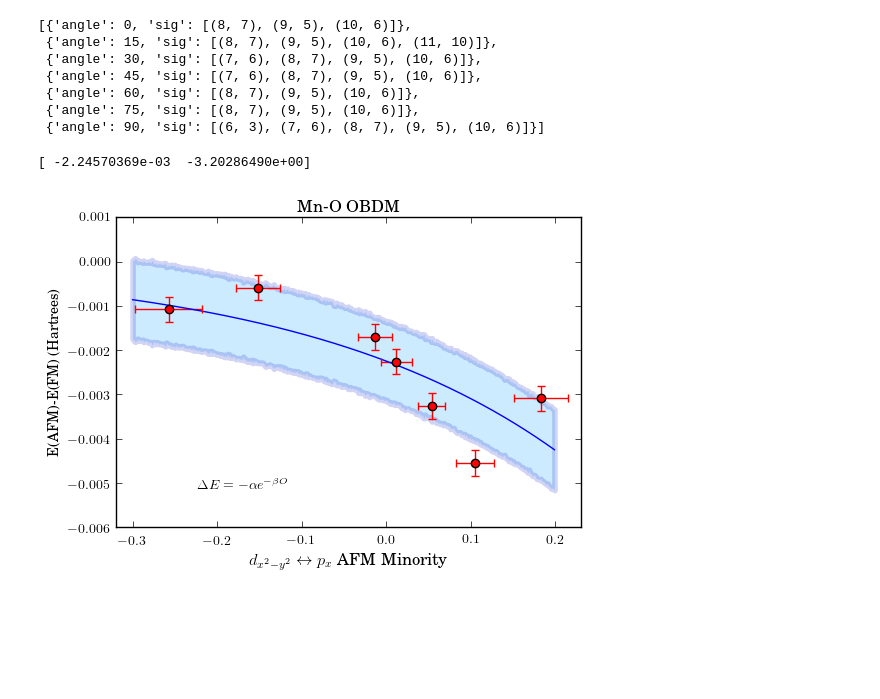
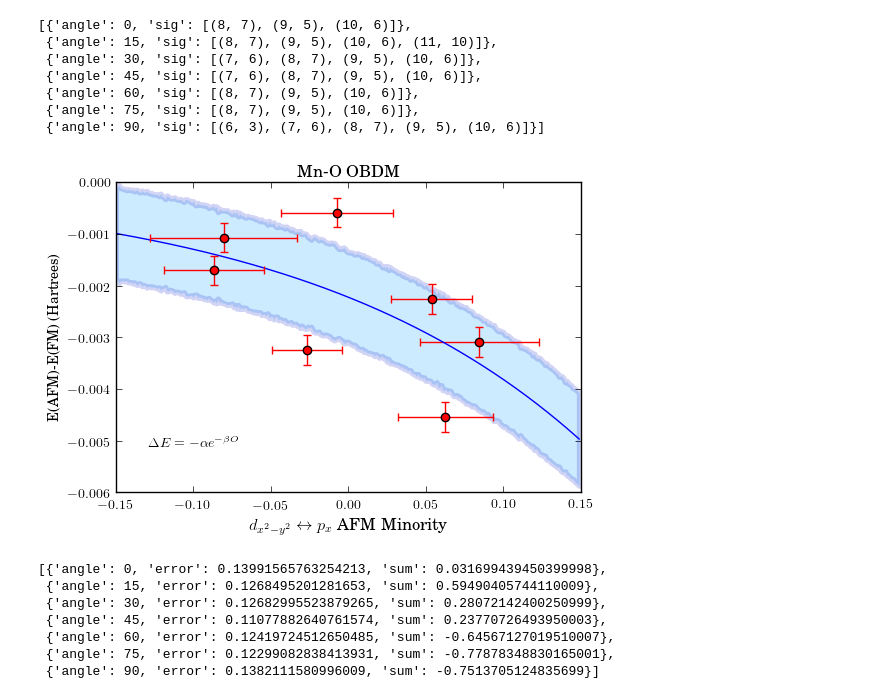
Before and after one commit to WagnerGroup/OriginMagnetism, a Jupyter notebook: Molecules/OBDM/obdmanalysis.ipynb, the cells around one changed output. Cells and saved outputs as stored; diff of their text form; code cells hidden in the pictures; blank space fills up the shorter version.

```diff
--- a/Molecules/OBDM/obdmanalysis.ipynb
+++ b/Molecules/OBDM/obdmanalysis.ipynb
@@ -151,36 +168,46 @@ for key,items in itertools.groupby(fmdown,itemgetter('coord')):
     fd.append(list(items))
 # %%
 check = ad[0]
+check2  = ad[1]
+
 obdmelem = []
 obdmerr = []
+obdmelem2 = []
+obdmerr2 = []
 for i in range(7):
     obdmelem.append(check[i]['value'])
     obdmerr.append(check[i]['err'])
+    obdmelem2.append(check2[i]['value'])
+    obdmerr2.append(check2[i]['err'])
+obdmelem = [sum(x) for x in zip(obdmelem, obdmelem2)]
+obdmerr = [i**2 for i in obdmerr]
+obdmerr2 = [i**2 for i in obdmerr2]
+obdmerr = [math.sqrt(sum(x)) for x in zip(obdmerr, obdmerr2)]
 obdmelem = np.asarray(obdmelem)
 obdmerr = np.asarray(obdmerr)
+
+
 inds = obdmelem.argsort()
 sortedErr =obdmerr[inds]
 sortedobdm = np.sort(obdmelem)
 sortedDiff = diff[inds]
 sortedDiffErr = errdiff[inds]
 
 popt, pcov = curve_fit(func, sortedobdm, sortedDiff, [52,0.0015])
-x=np.arange(-0.3, 0.2, .001)
-print(popt)
+x=np.arange(-0.15, 0.15, .001)
 y= popt[0]*exp(-popt[1]*x)#+popt[2]
 error = np.random.normal(0.0009, 0.00002, size=y.shape)
 plt.fill_between(x, y-error, y+error,    alpha=0.2, edgecolor='#1B2ACC', facecolor='#089FFF',
     linewidth=4, antialiased=True)
 plt.plot(x, y)
-plt.text(-0.17, -0.005,r'$\Delta E = -\alpha e^{-\beta O}$', horizontalalignment='center',
+plt.text(-0.1, -0.005,r'$\Delta E = -\alpha e^{-\beta O}$', horizontalalignment='center',
      verticalalignment='center')
 
 plt.errorbar(sortedobdm,sortedDiff,xerr=sortedErr,yerr=sortedDiffErr,marker='o',color='r',mew=1,linestyle='None')
 plt.ylabel('E(AFM)-E(FM) (Hartrees)')
 plt.xlabel(r'$d_{x^2-y^2} \leftrightarrow p_x$ AFM Minority',size=12)
 plt.title('Mn-O OBDM')
-plt.xlim(-0.32, 0.23)
+#plt.xlim(-0.32, 0.23)
 plt.show()
 # %% [output]
-[ -2.24570369e-03  -3.20286490e+00]
-[figure, old version]
+[figure, new version]
@@ -187 +247,36 @@ plt.show()
+# %%
+sumupfm = []
+sumupafm = []
+for i in range(14):
+    storage = {'angle':df['angle'][i], 'sum':[],'error':[]}
+    if df['state'][i] == 'FM':
+        obdm = df['upmatrix'][i]
+        err= df['uperr'][i]
+        sumelements(obdm,err,sumupfm,storage)
+    else:
+        obdm = df['upmatrix'][i]
+        err= df['uperr'][i]
+        sumelements(obdm,err,sumupafm,storage)
+
+sumdownfm = []
+sumdownafm = []
+for i in range(14):
+    storage = {'angle':df['angle'][i], 'sum':[]}
+    if df['state'][i] == 'FM':
+        obdm = df['downmatrix'][i]
+        err= df['downerr'][i]
+        sumelements(obdm,err,sumdownfm,storage)
+    else:
+        obdm = df['downmatrix'][i]
+        err= df['downerr'][i]
+        sumelements(obdm,err,sumdownafm,storage)
+sumdownfm
+# %% [output]
+[{'angle': 0, 'error': 0.13991565763254213, 'sum': 0.031699439450399998},
+ {'angle': 15, 'error': 0.1268495201281653, 'sum': 0.59490405744110009},
+ {'angle': 30, 'error': 0.12682995523879265, 'sum': 0.28072142400250999},
+ {'angle': 45, 'error': 0.11077882640761574, 'sum': 0.23770726493950003},
+ {'angle': 60, 'error': 0.12419724512650485, 'sum': -0.64567127019510007},
+ {'angle': 75, 'error': 0.12299082838413931, 'sum': -0.77878348830165001},
+ {'angle': 90, 'error': 0.1382111580996009, 'sum': -0.7513705124835699}]
 # %%
```
Also changed, not shown: parts of 6 cells of this notebook.
